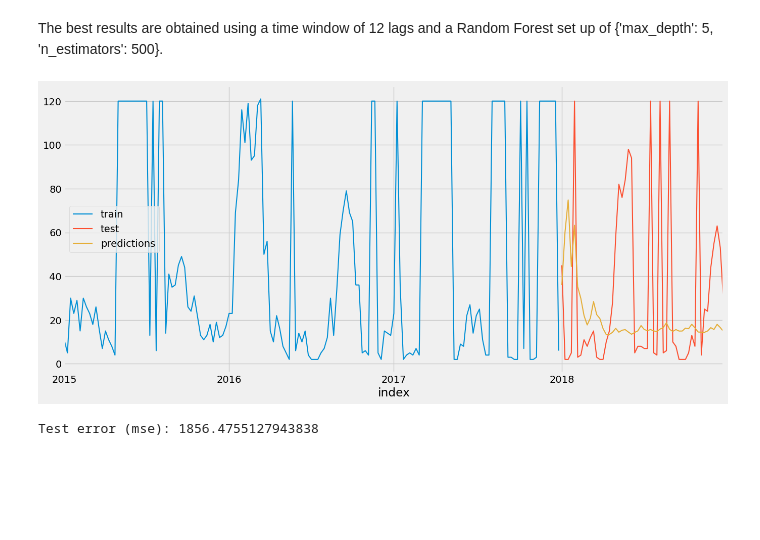
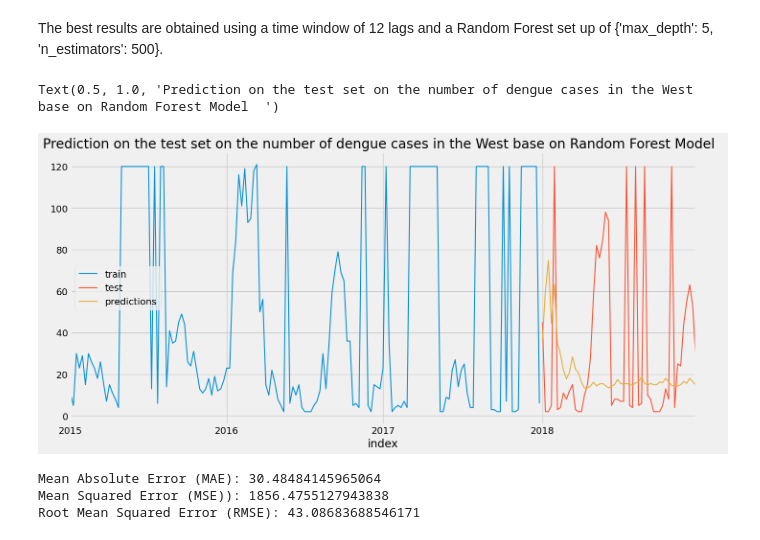
Before and after one commit to PLJX-2022/GA_project4_PredictDengueCases, a Jupyter notebook: codes/ZD_RF_West_regressor.ipynb, the cells around one changed output. Saved outputs shown, nothing was run; the diff lists cells and outputs as text; code cells hidden in the pictures; blank space fills up the shorter version.

Commit message:
update model for all region

```diff
--- a/codes/linear.ipynb
+++ b/codes/ZD_RF_West_regressor.ipynb
@@ -438,21 +451,36 @@ predictions = forecaster.predict(steps=steps)
 # %%
 # Plot
 # ==============================================================================
 fig, ax = plt.subplots(figsize=(15, 7))
 df_west_train['no_cases'].plot(ax=ax, label='train')
 df_west_test['no_cases'].plot(ax=ax, label='test')
 predictions.plot(ax=ax, label='predictions')
 ax.legend();
+plt.title('Prediction on the test set on the number of dengue cases in the West base on Random Forest Model  ')
 # %% [output]
+Text(0.5, 1.0, 'Prediction on the test set on the number of dengue cases in the West base on Random Forest Model  ')
-[figure, old version]
+[figure, new version]
 # %%
 # Test error
 # ==============================================================================
+error_mae = mean_absolute_error(
+                y_true = df_west_test['no_cases'],
+                y_pred = predictions
+            )
+
 error_mse = mean_squared_error(
                 y_true = df_west_test['no_cases'],
                 y_pred = predictions
             )
 
-print(f"Test error (mse): {error_mse}")
+error_rmse = np.sqrt(
+               error_mse
+            )
+
+print(f"Mean Absolute Error (MAE): {error_mae}")
+print(f"Mean Squared Error (MSE)): {error_mse}")
+print(f"Root Mean Squared Error (RMSE): {error_rmse}")
 # %% [output]
-Test error (mse): 1856.4755127943838
+Mean Absolute Error (MAE): 30.48484145965064
+Mean Squared Error (MSE)): 1856.4755127943838
+Root Mean Squared Error (RMSE): 43.08683688546171
```
Also changed, not shown: parts of 8 cells of this notebook, 14 other files.
